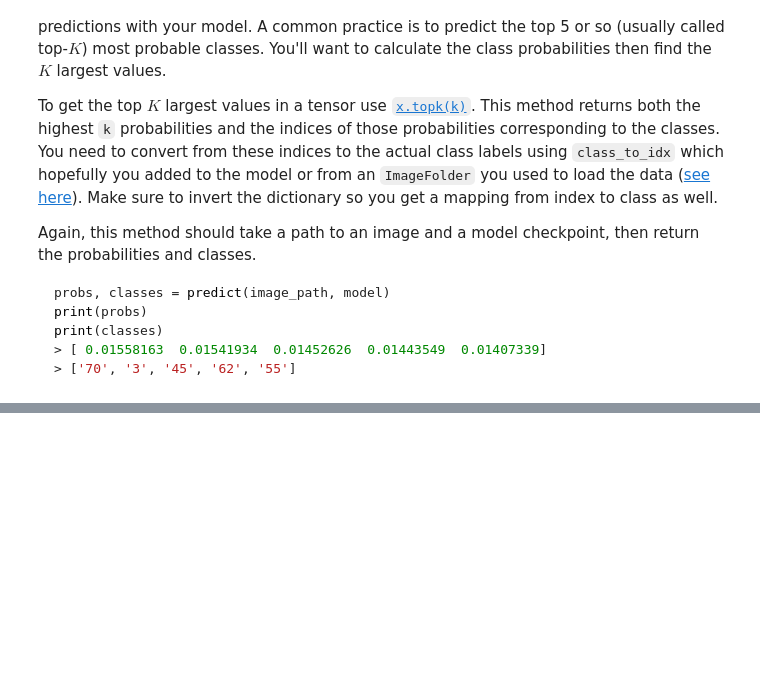
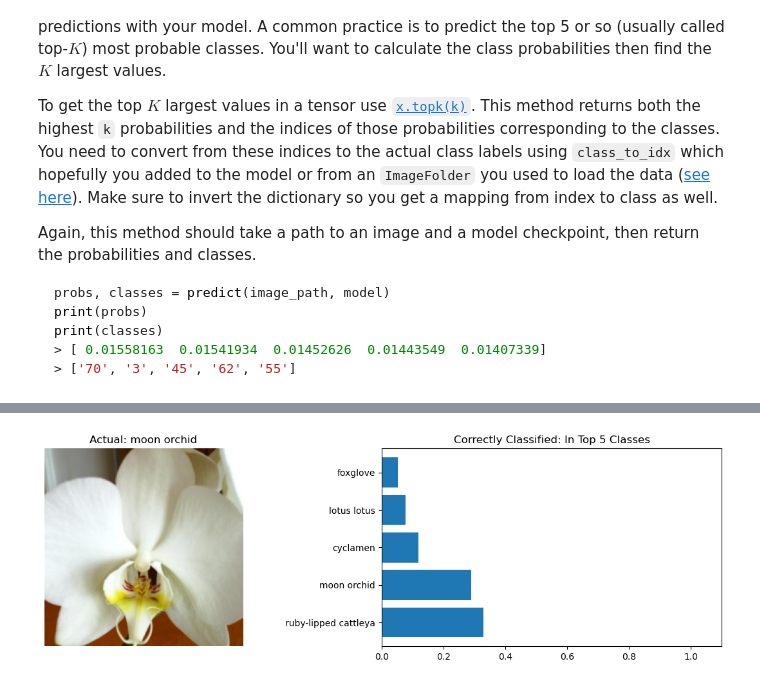
Before and after one commit to losindau/aipnd-project, a Jupyter notebook: Image Classifier Project.ipynb, the cells around one changed output, grey strips where cells are left out. Cells and saved outputs as stored; diff of their text form; code cells hidden in the pictures; blank space fills up the shorter version.

```diff
--- a/Image Classifier Project.ipynb
+++ b/Image Classifier Project.ipynb
@@ -480,0 +479,6 @@ classify_image(image_path, actual_flower_name)
+# %%
+image_path, actual_flower_name = random_image()
+
+classify_image(image_path, actual_flower_name)
+# %% [output]
+[figure, added]
```
Also changed, not shown: parts of 6 cells of this notebook, 1 other file.
